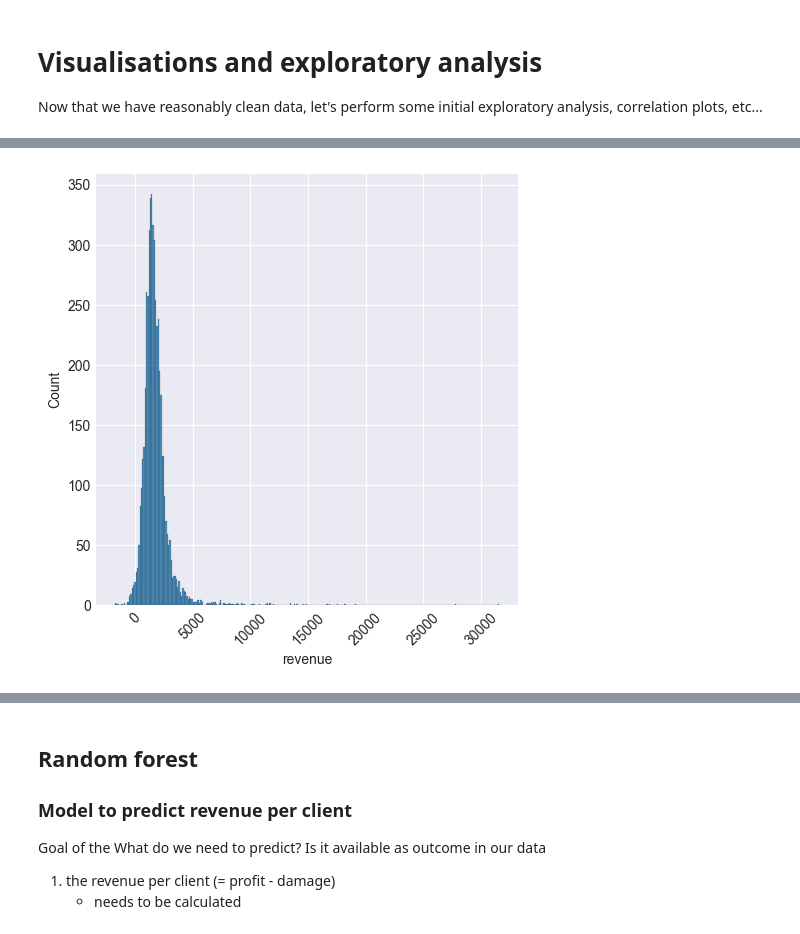
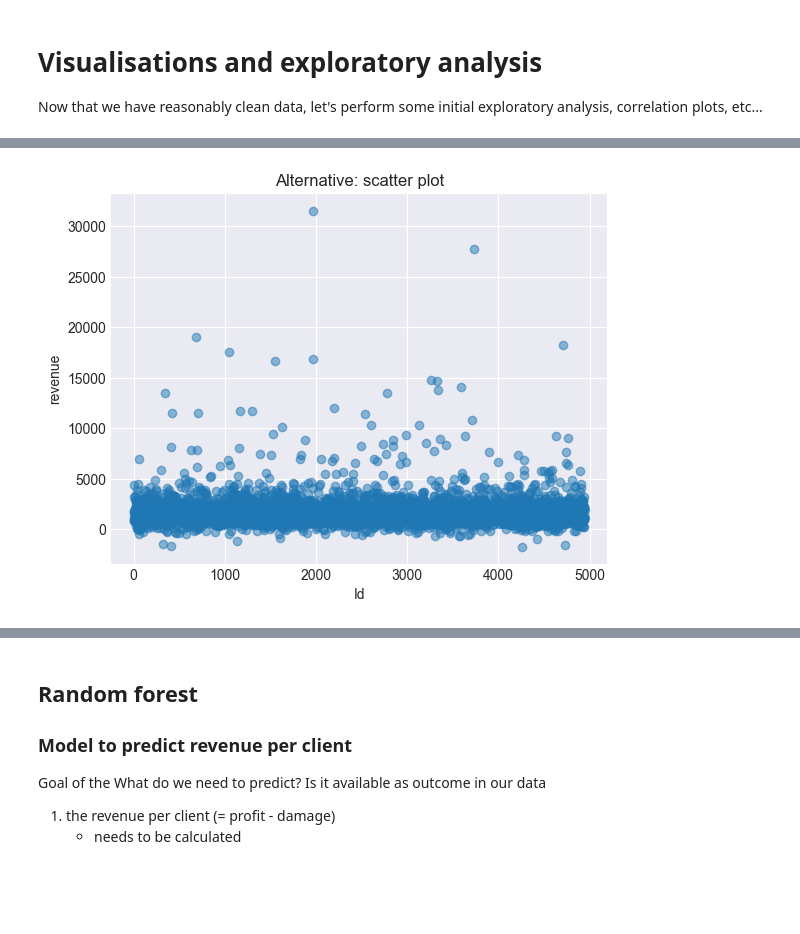
Before and after one commit to Marijkevandesteene/MachineLearning, a Jupyter notebook: ExamDataMining_Integrated_Marijke.ipynb, the cells around one changed output, grey strips where cells are left out. Cells and saved outputs as stored; diff of their text form; code cells hidden in the pictures; blank space fills up the shorter version.

```diff
--- a/ExamDataMining_Integrated_Marijke.ipynb
+++ b/ExamDataMining_Integrated_Marijke.ipynb
@@ -424,5 +496,0 @@ Some conclusions
-# %%
-train_V2["score_pos"] = train_V2[["score1_pos", "score2_pos", "score3_pos", "score4_pos", "score5_pos"]].mean(axis=1)
-train_V2["score_neg"] = train_V2[["score1_neg", "score2_neg", "score3_neg", "score4_neg", "score5_neg"]].mean(axis=1)
-score["score_pos"] = score[["score1_pos", "score2_pos", "score3_pos", "score4_pos", "score5_pos"]].mean(axis=1)
-score["score_neg"] = score[["score1_neg", "score2_neg", "score3_neg", "score4_neg", "score5_neg"]].mean(axis=1)
@@ -563,9 +754,0 @@ missing_feats_continuous = ['tenure_mts', 'neighbor_income', 'cab_requests','sco
-# %%
-# get all the missing features, with SimpleImputer we have to select between continuous & categorical features
-# probably here as well, for now we're just using the uniform weights, but check afterwards if the categorical
-# values are ok
-imputer_knn = KNNImputer(n_neighbors=5, weights='uniform', add_indicator=False).set_output(transform="pandas")
-
-train_V2 = imputer_knn.fit_transform(X=train_V2)
-score = imputer_knn.transform(X=score)
-#score = imputer_knn.fit_transform(X=score)
@@ -589,0 +824,7 @@ Dat lijkt het vermoeden dat er niet echt outliers zijn te bevestigen.
+# %%
+# ha! so we have a few little bastard slipping through, let's correct !
+train_V2.loc[train_V2['dining_ic'] < 0.5,'dining_ic'] = 0.
+train_V2.loc[train_V2['shop_use'] < 0.5,'shop_use'] = 0.
+
+score.loc[score['dining_ic'] < 0.5,'dining_ic'] = 0.
+score.loc[score['shop_use'] < 0.5,'shop_use'] = 0.
@@ -638,22 +981,10 @@ train_V2['revenue'] = train_V2['outcome_profit'] - train_V2['outcome_damage_amou
 # %%
-# Checking univariate distribution of the revenue
-sns.displot(train_V2['revenue']);  # With seaborn for a change
-plt.xticks(rotation=45); # Rotating x labels
+# But I guess a scatter plot would've done well also
 
-# # But I guess a scatter plot would've done well also
-
-# plt.scatter(x = range(0, 0 + len(train_V2)),y=train_V2['revenue'], alpha=0.5);  # alpha=0.5 makes it a bit see through
-# plt.xlabel('Id');
-# plt.ylabel('revenue');
-# plt.title('Alternative: scatter plot');
-# plt.show()
-
-# # Plotting
-# x = 'neighbor_income'
-# plt.figure(figsize=(8, 6))
-# plt.scatter(x=train_V2[x], y=train_V2['outcome_profit']);
-# plt.scatter(x=train_V2[x], y=train_V2['outcome_damage_amount']);
-# plt.title('profit and damage');
-# plt.xlabel(x);
+plt.scatter(x = range(0, 0 + len(train_V2)),y=train_V2['revenue'], alpha=0.5);  # alpha=0.5 makes it a bit see through
+plt.xlabel('Id');
+plt.ylabel('revenue');
+plt.title('Alternative: scatter plot');
+plt.show()
 # %% [output]
-[figure, old version]
+[figure, new version]
```
Also changed, not shown: parts of 170 cells of this notebook.
